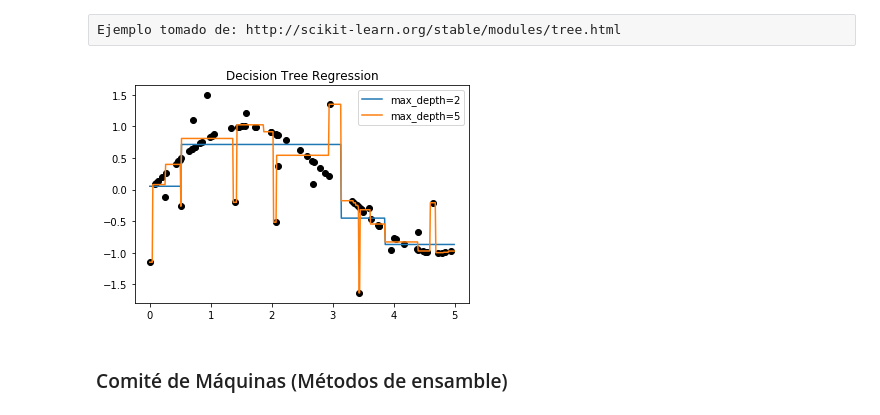
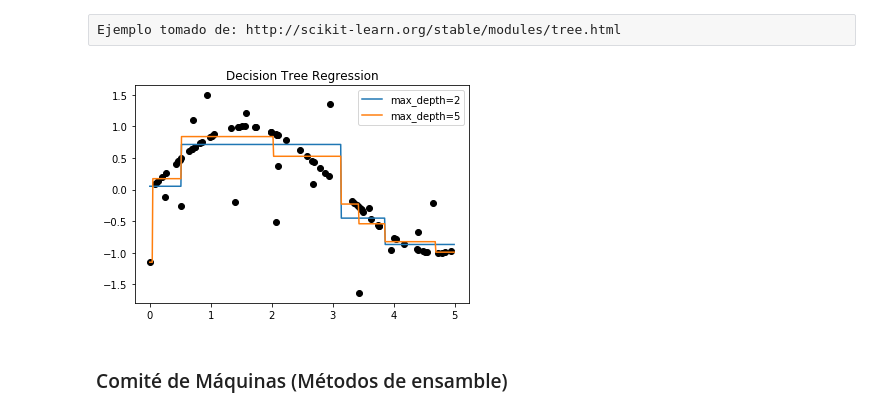
Before and after one commit to UDEA-Esp-Analitica-y-Ciencia-de-Datos/EACD-04-MACHINE-LEARNING-1, a Jupyter notebook: 12-Arboles_de_Decision_Voting_Bagging_Random_Forest.ipynb, the cells around one changed output. Cells and saved outputs as stored; diff of their text form; code cells hidden in the pictures.

```diff
--- a/12-Arboles_de_Decision_Voting_Bagging_Random_Forest.ipynb
+++ b/12-Arboles_de_Decision_Voting_Bagging_Random_Forest.ipynb
@@ -199,34 +199,34 @@ Ejemplo tomado de: http://scikit-learn.org/stable/modules/tree.html
 # %%
 import numpy as np
 
 # Create a random dataset
 rng = np.random.RandomState(1)
 X = np.sort(5 * rng.rand(80, 1), axis=0)
 y = np.sin(X).ravel()
 y[::5] += 3 * (0.5 - rng.rand(16))
 
 # Fit regression model
 from sklearn.tree import DecisionTreeRegressor
 
 clf_1 = DecisionTreeRegressor(max_depth=2)
-clf_2 = DecisionTreeRegressor(max_depth=5)
+clf_2 = DecisionTreeRegressor(max_depth=3)
 clf_1.fit(X, y)
 clf_2.fit(X, y)
 
 # Predict
 X_test = np.arange(0.0, 5.0, 0.01)[:, np.newaxis]
 y_1 = clf_1.predict(X_test)
 y_2 = clf_2.predict(X_test)
 
 plt.plot(X,y,'o',color='black')
 plt.plot(X_test,y_1,label='max_depth=2')
 plt.plot(X_test,y_2,label='max_depth=5')
 # Plot the resu  et")
 plt.title("Decision Tree Regression")
 plt.legend()
 plt.show()
 # %% [output]
-[figure, old version]
+[figure, new version]
 # %% [markdown]
 ### Comité de Máquinas (Métodos de ensamble)
 # %% [markdown]
```
Also changed, not shown: parts of 6 cells of this notebook, 2 other files.
